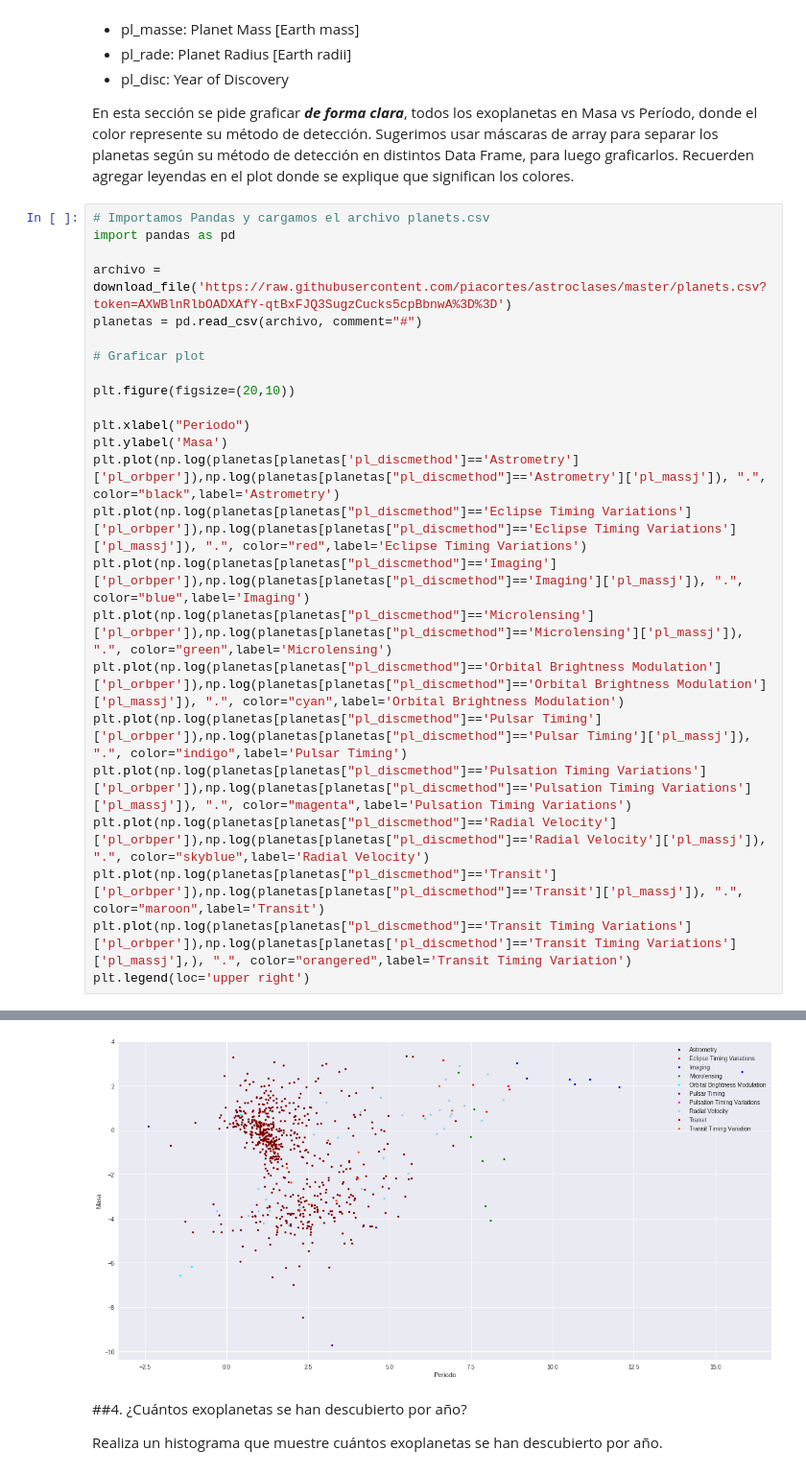
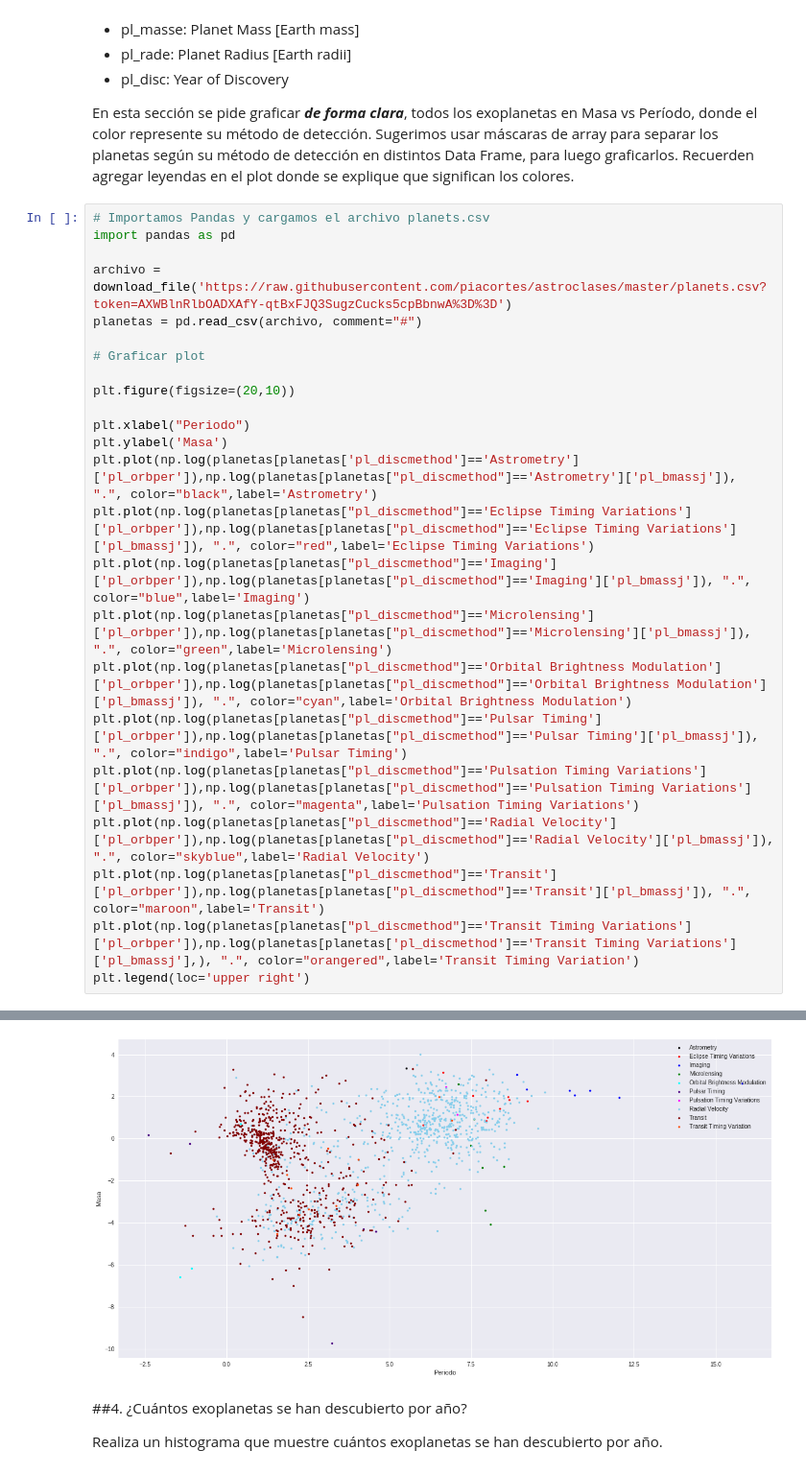
Before and after one commit to VicenteMaturana/minitarea3, a Jupyter notebook: minitarea3.ipynb, the cells around one changed output, grey strips where cells are left out. Shown at 96% size. Cells and saved outputs as stored; diff of their text form.

```diff
--- a/minitarea3.ipynb
+++ b/minitarea3.ipynb
@@ -188,31 +188,31 @@ En esta sección se pide graficar ***de forma clara***, todos los exoplanetas en
 # %%
 # Importamos Pandas y cargamos el archivo planets.csv
 import pandas as pd
 
 archivo = download_file('https://raw.githubusercontent.com/piacortes/astroclases/master/planets.csv?token=AXWBlnRlbOADXAfY-qtBxFJQ3SugzCucks5cpBbnwA%3D%3D')
 planetas = pd.read_csv(archivo, comment="#")
 
 # Graficar plot
 
 plt.figure(figsize=(20,10))
 
 plt.xlabel("Periodo")
 plt.ylabel('Masa')
-plt.plot(np.log(planetas[planetas['pl_discmethod']=='Astrometry']['pl_orbper']),np.log(planetas[planetas["pl_discmethod"]=='Astrometry']['pl_massj']), ".", color="black",label='Astrometry')
-plt.plot(np.log(planetas[planetas["pl_discmethod"]=='Eclipse Timing Variations']['pl_orbper']),np.log(planetas[planetas["pl_discmethod"]=='Eclipse Timing Variations']['pl_massj']), ".", color="red",label='Eclipse Timing Variations')
-plt.plot(np.log(planetas[planetas["pl_discmethod"]=='Imaging']['pl_orbper']),np.log(planetas[planetas["pl_discmethod"]=='Imaging']['pl_massj']), ".", color="blue",label='Imaging')
-plt.plot(np.log(planetas[planetas["pl_discmethod"]=='Microlensing']['pl_orbper']),np.log(planetas[planetas["pl_discmethod"]=='Microlensing']['pl_massj']), ".", color="green",label='Microlensing')
-plt.plot(np.log(planetas[planetas["pl_discmethod"]=='Orbital Brightness Modulation']['pl_orbper']),np.log(planetas[planetas["pl_discmethod"]=='Orbital Brightness Modulation']['pl_massj']), ".", color="cyan",label='Orbital Brightness Modulation')
-plt.plot(np.log(planetas[planetas["pl_discmethod"]=='Pulsar Timing']['pl_orbper']),np.log(planetas[planetas["pl_discmethod"]=='Pulsar Timing']['pl_massj']), ".", color="indigo",label='Pulsar Timing')
-plt.plot(np.log(planetas[planetas["pl_discmethod"]=='Pulsation Timing Variations']['pl_orbper']),np.log(planetas[planetas["pl_discmethod"]=='Pulsation Timing Variations']['pl_massj']), ".", color="magenta",label='Pulsation Timing Variations')
-plt.plot(np.log(planetas[planetas["pl_discmethod"]=='Radial Velocity']['pl_orbper']),np.log(planetas[planetas["pl_discmethod"]=='Radial Velocity']['pl_massj']), ".", color="skyblue",label='Radial Velocity')
-plt.plot(np.log(planetas[planetas["pl_discmethod"]=='Transit']['pl_orbper']),np.log(planetas[planetas["pl_discmethod"]=='Transit']['pl_massj']), ".", color="maroon",label='Transit')
-plt.plot(np.log(planetas[planetas["pl_discmethod"]=='Transit Timing Variations']['pl_orbper']),np.log(planetas[planetas['pl_discmethod']=='Transit Timing Variations']['pl_massj'],), ".", color="orangered",label='Transit Timing Variation')
+plt.plot(np.log(planetas[planetas['pl_discmethod']=='Astrometry']['pl_orbper']),np.log(planetas[planetas["pl_discmethod"]=='Astrometry']['pl_bmassj']), ".", color="black",label='Astrometry')
+plt.plot(np.log(planetas[planetas["pl_discmethod"]=='Eclipse Timing Variations']['pl_orbper']),np.log(planetas[planetas["pl_discmethod"]=='Eclipse Timing Variations']['pl_bmassj']), ".", color="red",label='Eclipse Timing Variations')
+plt.plot(np.log(planetas[planetas["pl_discmethod"]=='Imaging']['pl_orbper']),np.log(planetas[planetas["pl_discmethod"]=='Imaging']['pl_bmassj']), ".", color="blue",label='Imaging')
+plt.plot(np.log(planetas[planetas["pl_discmethod"]=='Microlensing']['pl_orbper']),np.log(planetas[planetas["pl_discmethod"]=='Microlensing']['pl_bmassj']), ".", color="green",label='Microlensing')
+plt.plot(np.log(planetas[planetas["pl_discmethod"]=='Orbital Brightness Modulation']['pl_orbper']),np.log(planetas[planetas["pl_discmethod"]=='Orbital Brightness Modulation']['pl_bmassj']), ".", color="cyan",label='Orbital Brightness Modulation')
+plt.plot(np.log(planetas[planetas["pl_discmethod"]=='Pulsar Timing']['pl_orbper']),np.log(planetas[planetas["pl_discmethod"]=='Pulsar Timing']['pl_bmassj']), ".", color="indigo",label='Pulsar Timing')
+plt.plot(np.log(planetas[planetas["pl_discmethod"]=='Pulsation Timing Variations']['pl_orbper']),np.log(planetas[planetas["pl_discmethod"]=='Pulsation Timing Variations']['pl_bmassj']), ".", color="magenta",label='Pulsation Timing Variations')
+plt.plot(np.log(planetas[planetas["pl_discmethod"]=='Radial Velocity']['pl_orbper']),np.log(planetas[planetas["pl_discmethod"]=='Radial Velocity']['pl_bmassj']), ".", color="skyblue",label='Radial Velocity')
+plt.plot(np.log(planetas[planetas["pl_discmethod"]=='Transit']['pl_orbper']),np.log(planetas[planetas["pl_discmethod"]=='Transit']['pl_bmassj']), ".", color="maroon",label='Transit')
+plt.plot(np.log(planetas[planetas["pl_discmethod"]=='Transit Timing Variations']['pl_orbper']),np.log(planetas[planetas['pl_discmethod']=='Transit Timing Variations']['pl_bmassj'],), ".", color="orangered",label='Transit Timing Variation')
 plt.legend(loc='upper right')
 # %% [output]
 Downloading https://raw.githubusercontent.com/piacortes/astroclases/master/planets.csv?token=AXWBlnRlbOADXAfY-qtBxFJQ3SugzCucks5cpBbnwA%3D%3D [Done]
 <matplotlib.legend.Legend at 0x...>
-[figure, old version]
+[figure, new version]
 # %% [markdown]
 ##4. ¿Cuántos exoplanetas se han descubierto por año?
 
```
Also changed, not shown: parts of 2 cells of this notebook.
